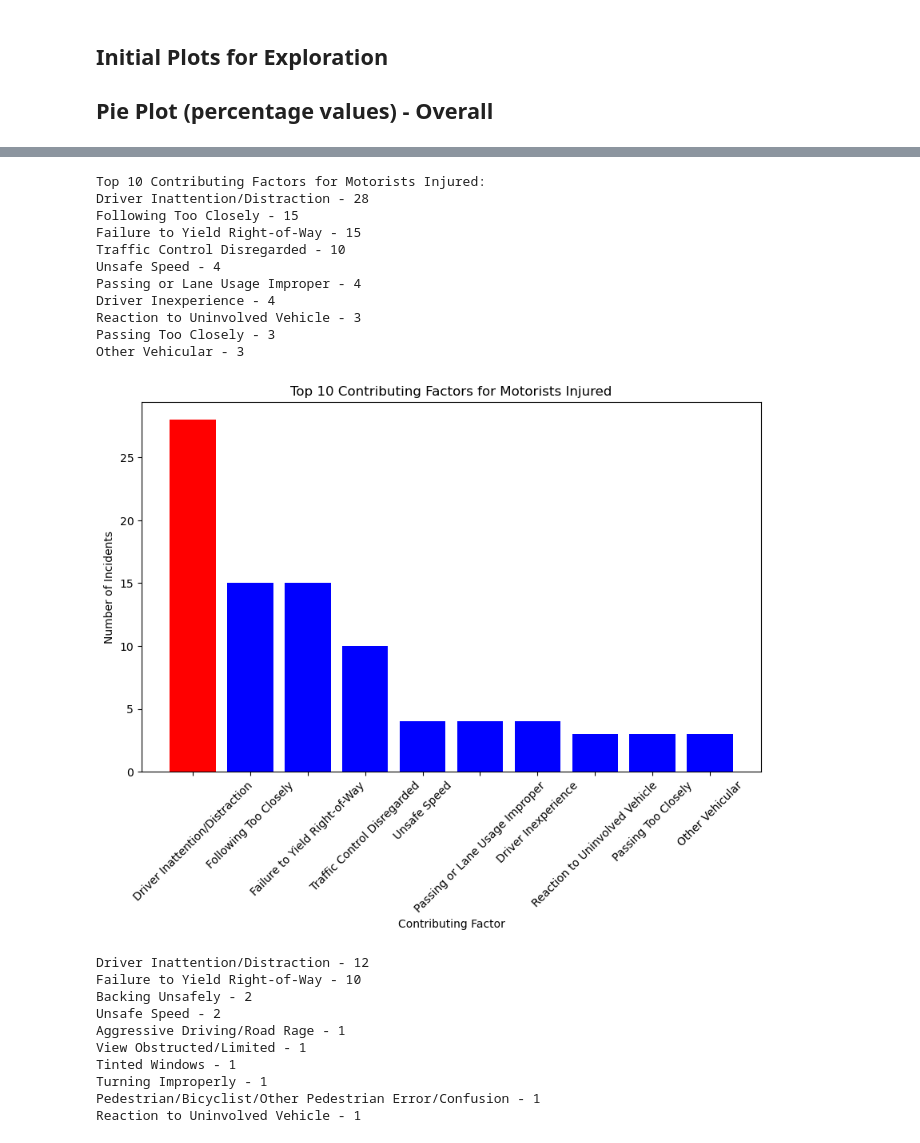
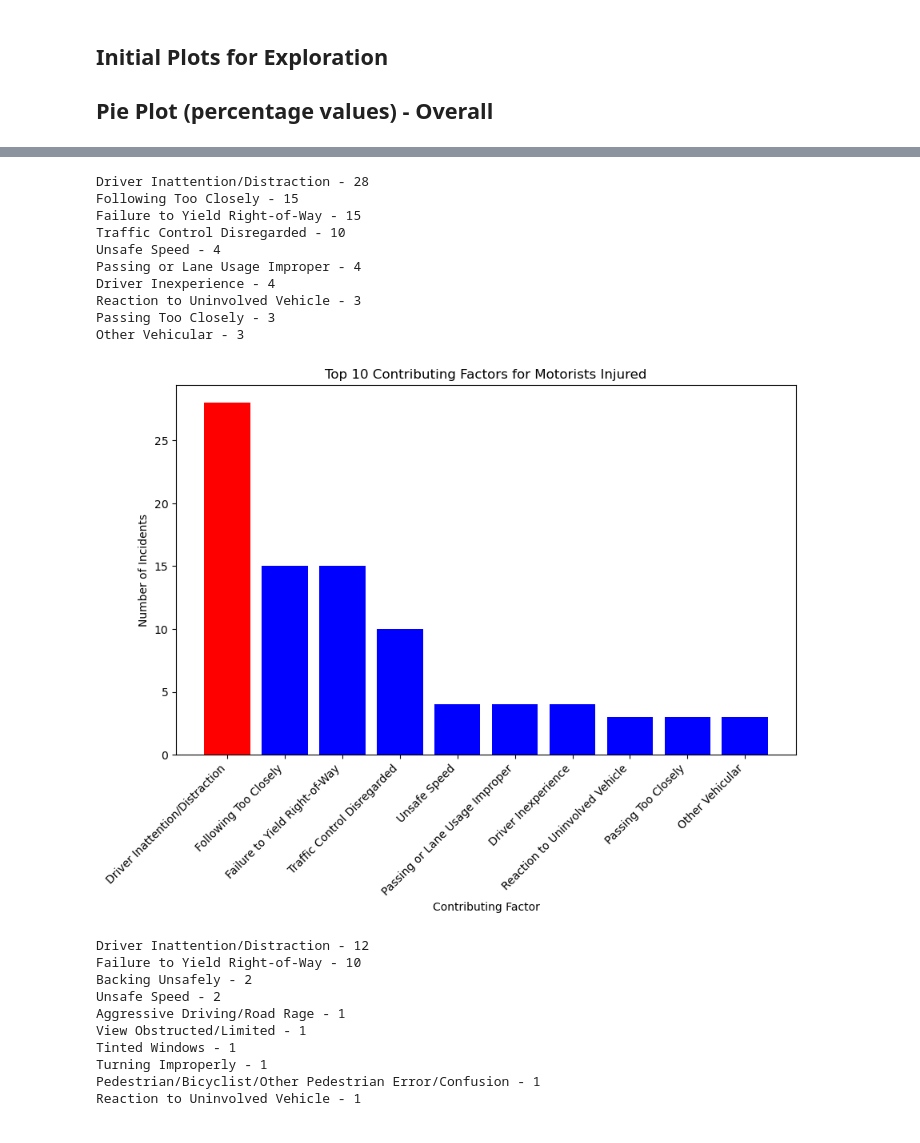
Before and after one commit to aglantzrbc/rutgers23-project-one, a Jupyter notebook: MASTER.PYTHON.FILE.ipynb, the cells around one changed output, grey strips where cells are left out. Drawn from its saved outputs; the diff is of its cells as text; code cells hidden in the pictures.

```diff
--- a/MASTER.PYTHON.FILE.ipynb
+++ b/MASTER.PYTHON.FILE.ipynb
@@ -215,9 +253,6 @@ plt.show()
 # %%
 # Convert the column "number_of_motorist_injured" to numeric
 filtered_df["number_of_motorist_injured"] = pd.to_numeric(filtered_df["number_of_motorist_injured"], errors="coerce")
-
-import pandas as pd
-import matplotlib.pyplot as plt
 
 # Filter the dataframe for motorists
 motorist_df = filtered_df[filtered_df["number_of_motorist_injured"] > 0].copy()
@@ -229,39 +264,43 @@ top_factors_motorist = motorist_df["contributing_factor_vehicle_1"].value_counts
 fig, ax = plt.subplots(figsize=(10, 6))
 
 # Plot the bar chart for motorists
-ax.bar(top_factors_motorist.index, top_factors_motorist.values, color=['r'] + ['b'] * (len(top_factors_motorist) - 1))
+colors = ['r'] + ['b'] * (len(top_factors_motorist) - 1)  # Set first bar color as red
+ax.bar(top_factors_motorist.index, top_factors_motorist.values, color=colors)
 
 # Set axis labels and title for motorists
 ax.set_xlabel("Contributing Factor")
 ax.set_ylabel("Number of Incidents")
 ax.set_title("Top 10 Contributing Factors for Motorists Injured")
 
 # Rotate x-axis labels diagonally
 ax.tick_params(axis='x', rotation=45)
 
+# Adjust the position of x-axis labels
+ax.set_xticklabels(top_factors_motorist.index, rotation=45, ha='right')
+
 # Save the bar plot for motorists as a PNG file
 plt.savefig("plots/motorists_injured_barplot.png")
 
+# Get the top ten contributing factors by volume
+top_factors_list = top_factors_motorist.reset_index().values.tolist()
 # Print the list of top contributing factors by volume
-print("Top 10 Contributing Factors for Motorists Injured:")
-for factor, count in zip(top_factors_motorist.index, top_factors_motorist.values):
-    print(factor, "-", count)
+for factor in top_factors_list:
+    print(factor[0], "-", factor[1])
 
 # Display the bar plot for motorists
 plt.show()
 # %% [output]
-Top 10 Contributing Factors for Motorists Injured:
 Driver Inattention/Distraction - 28
 Following Too Closely - 15
 Failure to Yield Right-of-Way - 15
 Traffic Control Disregarded - 10
 Unsafe Speed - 4
 Passing or Lane Usage Improper - 4
 Driver Inexperience - 4
 Reaction to Uninvolved Vehicle - 3
 Passing Too Closely - 3
 Other Vehicular - 3
-[figure, old version]
+[figure, new version]
 # %%
 # Convert the column "number_of_pedestrians_injured" to numeric
 filtered_df["number_of_pedestrians_injured"] = pd.to_numeric(filtered_df["number_of_pedestrians_injured"], errors="coerce")
```
Also changed, not shown: parts of 4 cells of this notebook, 6 other files.
